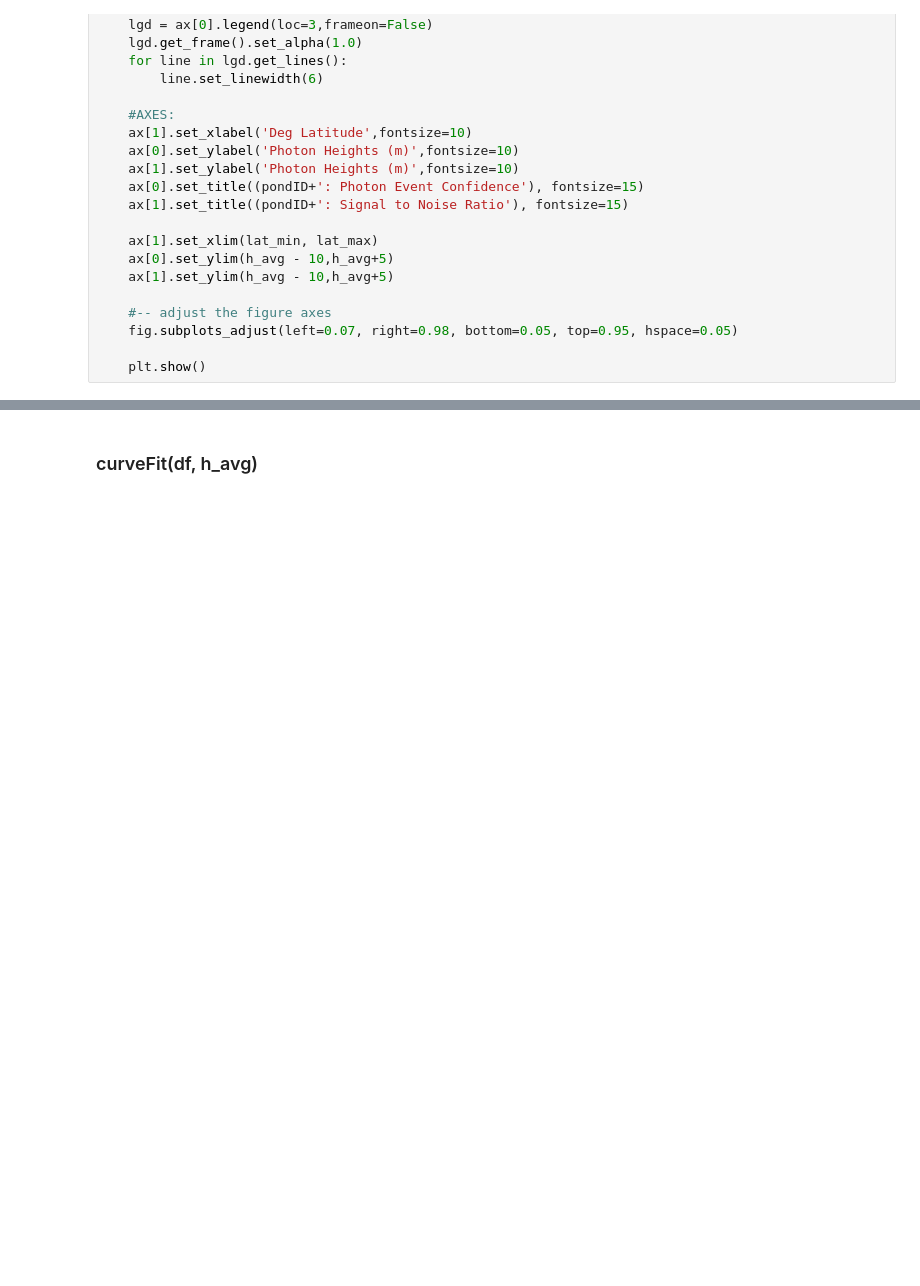
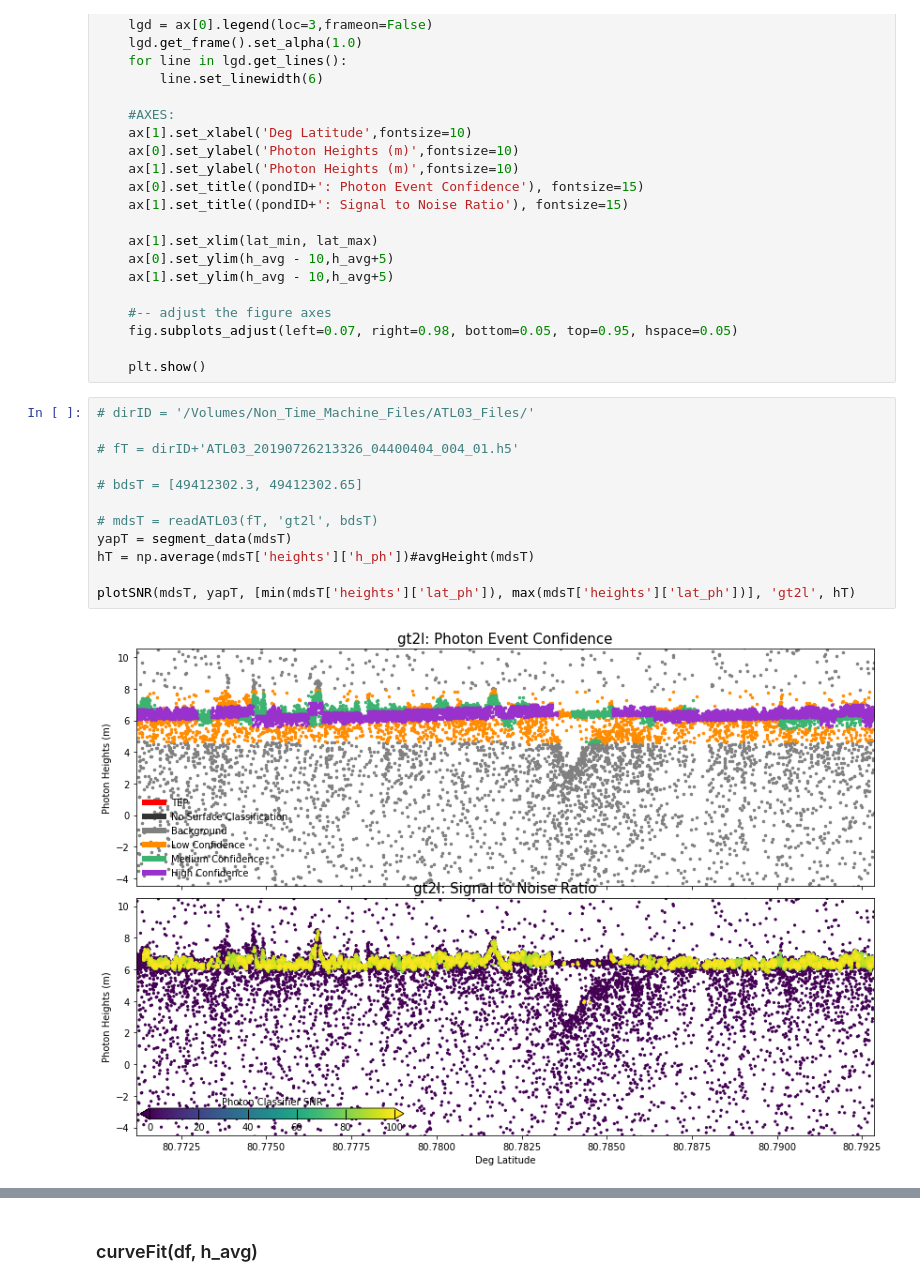
Before and after one commit to MiaVanderwilt/meltponds-pub, a Jupyter notebook: ICESat2_PondDetection.ipynb, the cells around one changed output, grey strips where cells are left out. Cells and saved outputs as stored; diff of their text form; blank space fills up the shorter version.

```diff
--- a/ICESat2_PondDetection.ipynb
+++ b/ICESat2_PondDetection.ipynb
@@ -524,3 +595,17 @@ def plotSNR(mds, SNR, bounds, pondID, h_avg):
     fig.subplots_adjust(left=0.07, right=0.98, bottom=0.05, top=0.95, hspace=0.05)
 
     plt.show()
+# %%
+# dirID = '/Volumes/Non_Time_Machine_Files/ATL03_Files/'
+
+# fT = dirID+'ATL03_20190726213326_04400404_004_01.h5'
+
+# bdsT = [49412302.3, 49412302.65]
+
+# mdsT = readATL03(fT, 'gt2l', bdsT)
+yapT = segment_data(mdsT)
+hT = np.average(mdsT['heights']['h_ph'])#avgHeight(mdsT)
+
+plotSNR(mdsT, yapT, [min(mdsT['heights']['lat_ph']), max(mdsT['heights']['lat_ph'])], 'gt2l', hT)
+# %% [output]
+[figure, added]
```
Also changed, not shown: parts of 37 cells of this notebook.
